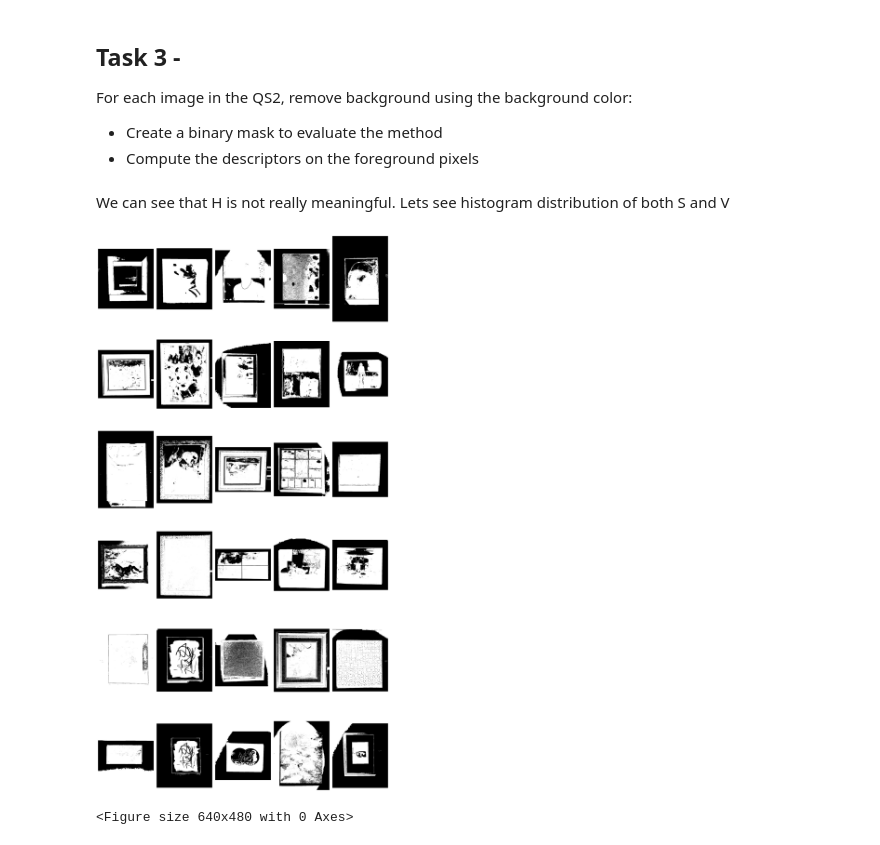
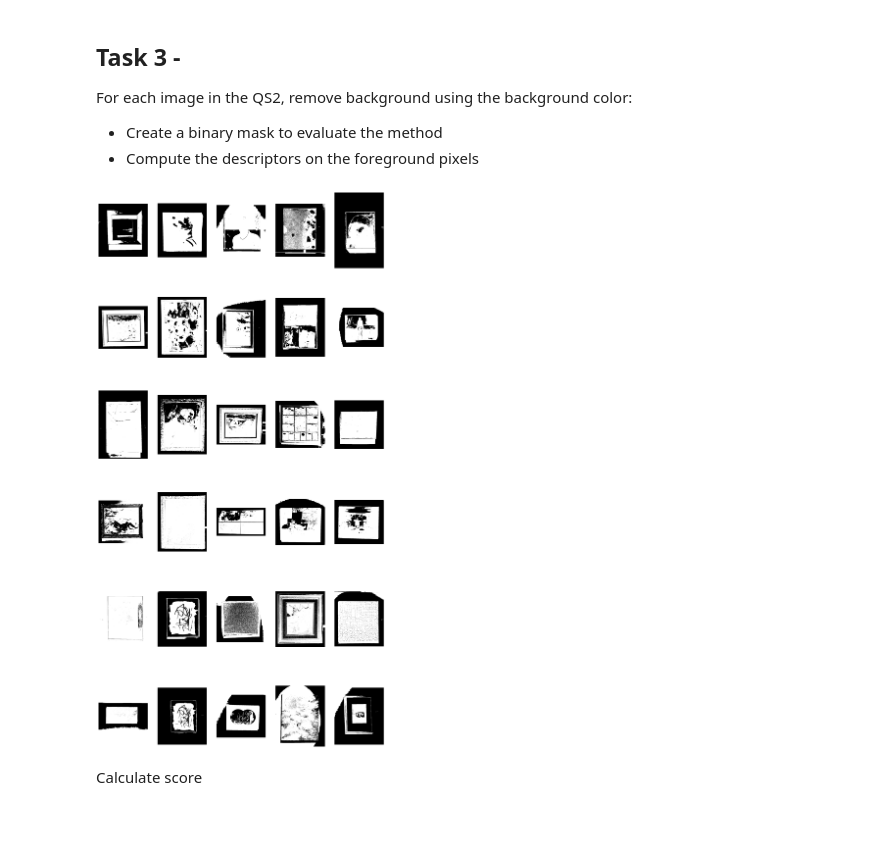
Before and after one commit to MCV-2024-C1-Project/Team8, a Jupyter notebook: WEEK_2/Task 3-5 (provisional).ipynb, the cells around one changed output. Drawn from its saved outputs; the diff is of its cells as text; code cells hidden in the pictures.

Commit message:
better visualization and scoress

```diff
--- a/WEEK_2/Task 3-5 (provisional).ipynb
+++ b/WEEK_2/Task 3-5 (provisional).ipynb
@@ -24,11 +24,12 @@ For each image in the QS2, remove background using the background color:
 query_image_PIL_list = [Image.open(db_img_path) for db_img_path in sorted(QSD2_W2_PATH.glob("*.jpg"))]  # Load once
 for idx, db_img in enumerate(query_image_PIL_list):
     assert db_img.filename.endswith(f"{idx}.jpg")
+
+GT_image_PIL_list = [Image.open(db_img_path) for db_img_path in sorted(QSD2_W2_PATH.glob("*.png"))]  # Load once
+for idx, db_img in enumerate(GT_image_PIL_list):
+    assert db_img.filename.endswith(f"{idx}.png")
-# %% [markdown]
-We can see that H is not really meaningful.
-Lets see histogram distribution of both S and V
 # %%
-def find_best_threshold(set1, set2):
+def find_best_threshold(set1: np.ndarray, set2: np.ndarray) -> tuple[int, int]:
     combined = np.sort(np.concatenate((set1, set2)))
     thresholds = (combined[:-1] + combined[1:]) / 2
     counts1 = np.searchsorted(combined, thresholds, side='right')
@@ -45,9 +46,9 @@ def find_best_threshold(set1, set2):
     else:
         return 0, best_threshold
 # %%
-def generate_mask(PIL_img):
+def generate_mask(PIL_img: Image.Image) -> np.ndarray:
     image_np = np.array(PIL_img)
-    hsv_image = cv2.cvtColor(image_np, cv2.COLOR_RGB2HSV)
+    hsv_image = cv2.cvtColor(image_np,cv2.COLOR_RGB2HSV)
 
     border_size = 10
 
@@ -64,18 +65,17 @@ def generate_mask(PIL_img):
     s_thresh = find_best_threshold(img_without_10[:,1],border_pixels[:,1])
     v_thresh = find_best_threshold(img_without_10[:,2],border_pixels[:,2])
 
+    s_mask = cv2.bitwise_and(
+        (hsv_image[:, :, 1] > s_thresh[0]).astype(np.uint8),
+        (hsv_image[:, :, 1] < s_thresh[1]).astype(np.uint8)
+    ).astype(float)
 
-    upper = (hsv_image[:,:,1]>s_thresh[0]).astype(np.uint8)
-    lower = (hsv_image[:,:,1]<s_thresh[1]).astype(np.uint8)
+    v_mask = cv2.bitwise_and(
+        (hsv_image[:, :, 2] > v_thresh[0]).astype(np.uint8),
+        (hsv_image[:, :, 2] < v_thresh[1]).astype(np.uint8)
+    ).astype(float)
 
-    mask_s = cv2.bitwise_and(upper,lower).astype(float)
-
-    upper = (hsv_image[:,:,2]>v_thresh[0]).astype(np.uint8)
-    lower = (hsv_image[:,:,2]<v_thresh[1]).astype(np.uint8)
-
-    mask_v = cv2.bitwise_and(upper,lower).astype(float)
-
-    mask = cv2.bitwise_or(mask_v,mask_s).astype(float)
+    mask = cv2.bitwise_or(s_mask,v_mask).astype(float)
 
     return mask
 # %%
@@ -83,23 +83,19 @@ masks = [generate_mask(img) for img in query_image_PIL_list]
 # %%
 num_masks = len(masks)
 cols = 5
 rows = (num_masks + cols - 1) // cols
 
-fig, axes = plt.subplots(rows, cols, figsize=(15, 5 * rows))  # Adjust figsize based on number of rows
-axes = axes.flatten()  # Flatten the axes array for easy indexing
+fig, axes = plt.subplots(rows, cols, figsize=(15, 5 * rows))
+axes = axes.flatten()
 
 for ax in axes:
-    ax.axis('off')  # Hide axes
+    ax.axis('off')
 
-# Display each mask
 for idx, mask in enumerate(masks):
-    axes[idx].imshow(mask, cmap='gray')  # Use 'gray' colormap for masks
+    axes[idx].imshow(mask, cmap='gray')
 
-plt.tight_layout()
 plt.show()
-
-plt.tight_layout()
-plt.show()
 # %% [output]
-[figure, old version]
+[figure, new version]
-<Figure size 640x480 with 0 Axes>
+# %% [markdown]
+Calculate score
```
Also changed, not shown: parts of 1 cell of this notebook.
